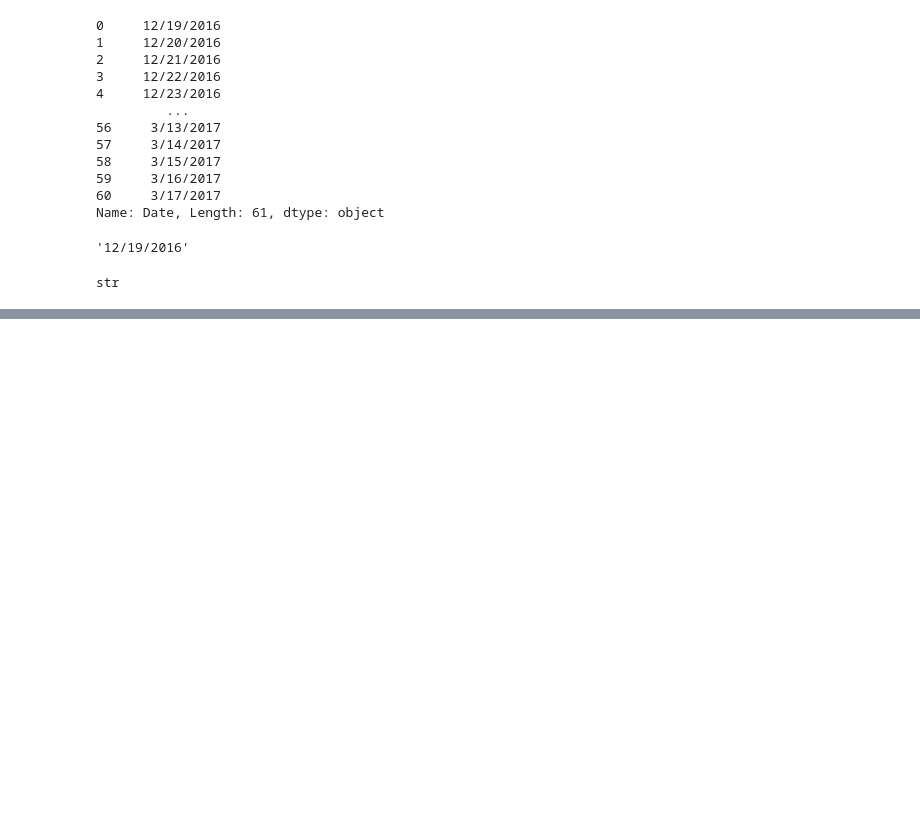
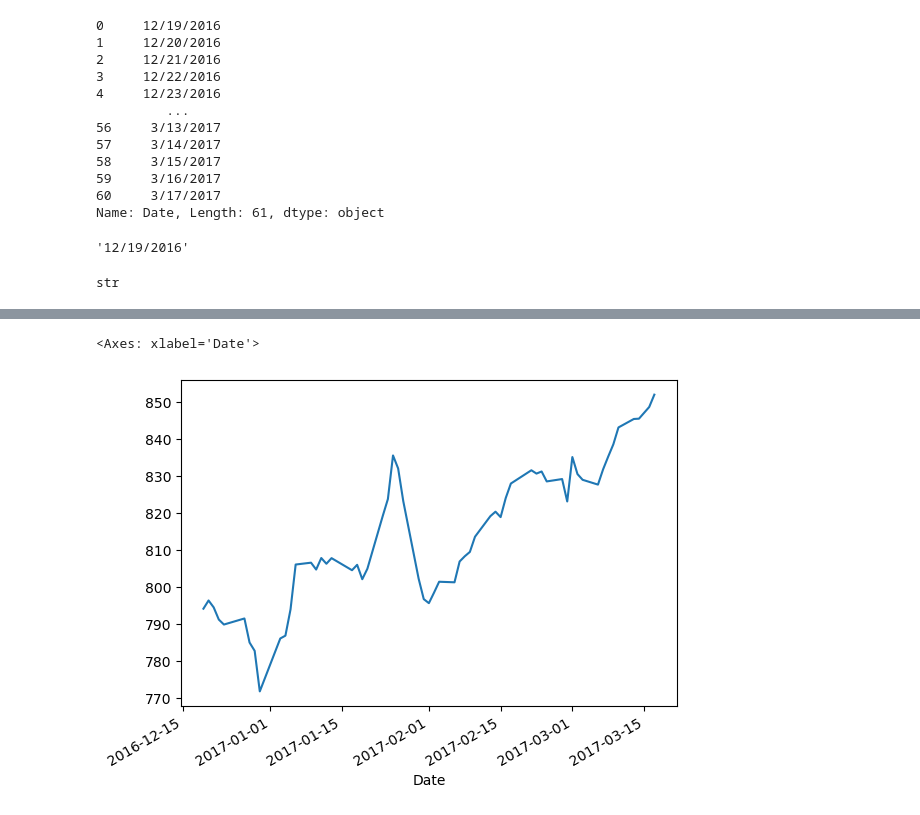
Before and after one commit to SENATOROVAI/DataScience-Maxim, a Jupyter notebook: Python/Pandas3.ipynb, the cells around one changed output, grey strips where cells are left out. Saved outputs shown, nothing was run; the diff lists cells and outputs as text; code cells hidden in the pictures; blank space fills up the shorter version.

```diff
--- a/Python/Pandas3.ipynb
+++ b/Python/Pandas3.ipynb
@@ -279,0 +337,4 @@ str
+# %%
+# Повторно сичтываем данные, и присваиваем даты в кач индекса
+df = pd.read_csv('https://raw.githubusercontent.com/SENATOROVAI/data2-pd/main/Data/goog.csv', parse_dates=['Date'], index_col= 'Date')
+# index_col -
@@ -279,0 +378,6 @@ str
+# %%
+df.Close.plot()
+#
+# %% [output]
+<Axes: xlabel='Date'>
+[figure, added]
```
Also changed, not shown: parts of 28 cells of this notebook, 6 other files.
